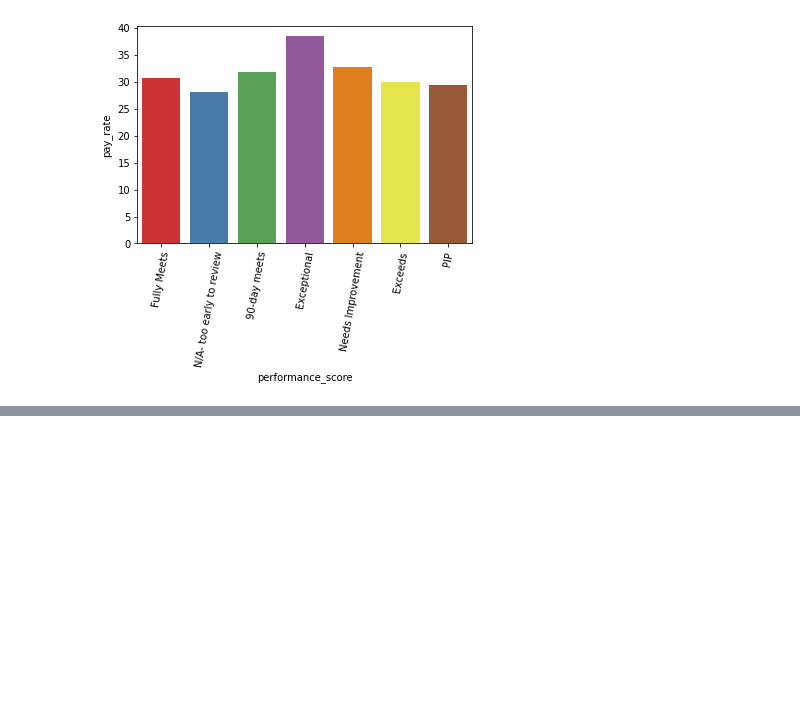
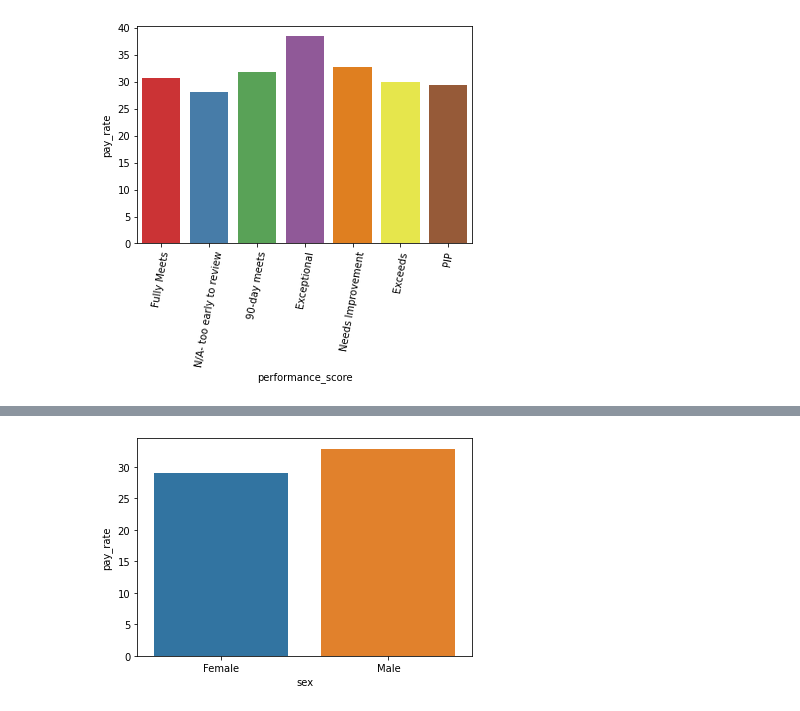
Before and after one commit to YonatanRA/sesame_hr_datatalk, a Jupyter notebook: notebooks/01 - Análisis exploratorio.ipynb, the cells around one changed output, grey strips where cells are left out. Drawn from its saved outputs; the diff is of its cells as text; code cells hidden in the pictures; blank space fills up the shorter version.

```diff
--- a/notebooks/01 - Análisis exploratorio.ipynb
+++ b/notebooks/01 - Análisis exploratorio.ipynb
@@ -146,0 +139,4 @@ data.sort_values('pay_rate').reset_index(drop=True)
+# %%
+sns.barplot(x = 'sex', y = 'pay_rate', data=data, ci=None );
+# %% [output]
+[figure, added]
```
Also changed, not shown: parts of 2 cells of this notebook.
